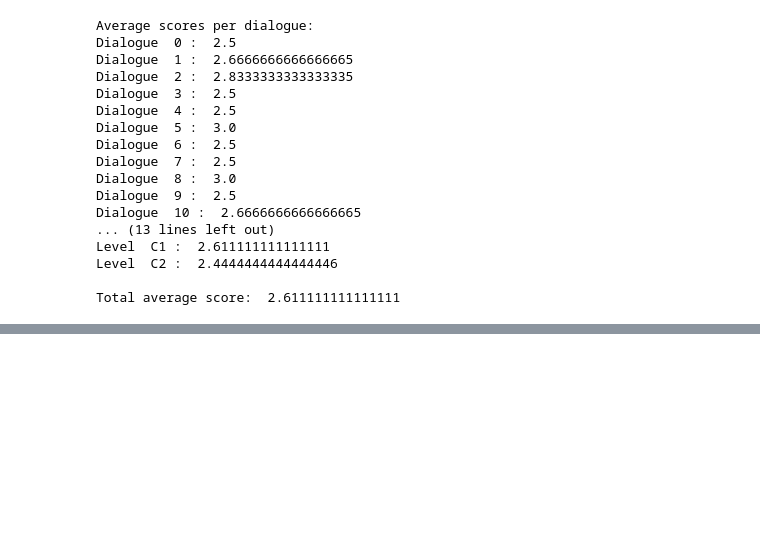
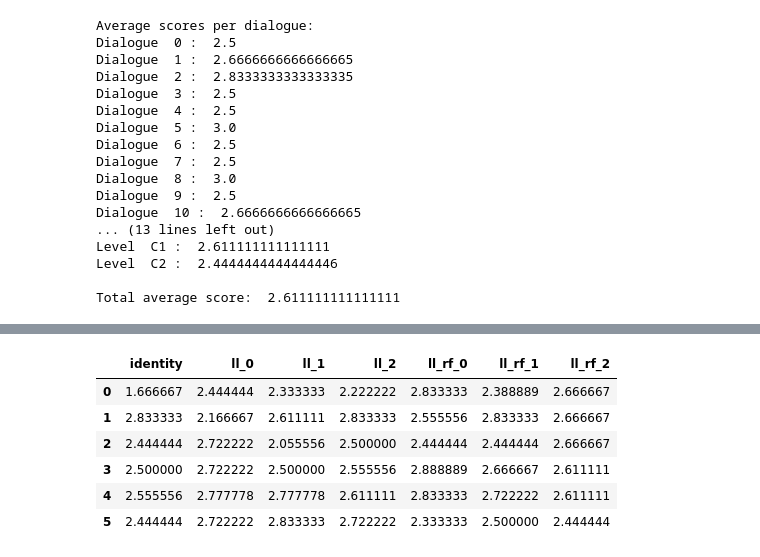
Before and after one commit to doXrayAI/LinguaAI, a Jupyter notebook: src/analysis/evaluation/metrics.ipynb, the cells around one changed output, grey strips where cells are left out. Drawn from its saved outputs; the diff is of its cells as text; code cells hidden in the pictures; blank space fills up the shorter version.

```diff
--- a/src/analysis/evaluation/metrics.ipynb
+++ b/src/analysis/evaluation/metrics.ipynb
@@ -658,0 +670,10 @@ Total average score:  2.611111111111111
+# %%
+language_level_level_scores
+# %% [output]
+|  | identity | ll_0 | ll_1 | ll_2 | ll_rf_0 | ll_rf_1 | ll_rf_2 |
+| 0 | 1.666667 | 2.444444 | 2.333333 | 2.222222 | 2.833333 | 2.388889 | 2.666667 |
+| 1 | 2.833333 | 2.166667 | 2.611111 | 2.833333 | 2.555556 | 2.833333 | 2.666667 |
+| 2 | 2.444444 | 2.722222 | 2.055556 | 2.500000 | 2.444444 | 2.444444 | 2.666667 |
+| 3 | 2.500000 | 2.722222 | 2.500000 | 2.555556 | 2.888889 | 2.666667 | 2.611111 |
+| 4 | 2.555556 | 2.777778 | 2.777778 | 2.611111 | 2.833333 | 2.722222 | 2.611111 |
+| 5 | 2.444444 | 2.722222 | 2.833333 | 2.722222 | 2.333333 | 2.500000 | 2.444444 |
```
Also changed, not shown: parts of 13 cells of this notebook, 3 other files.
